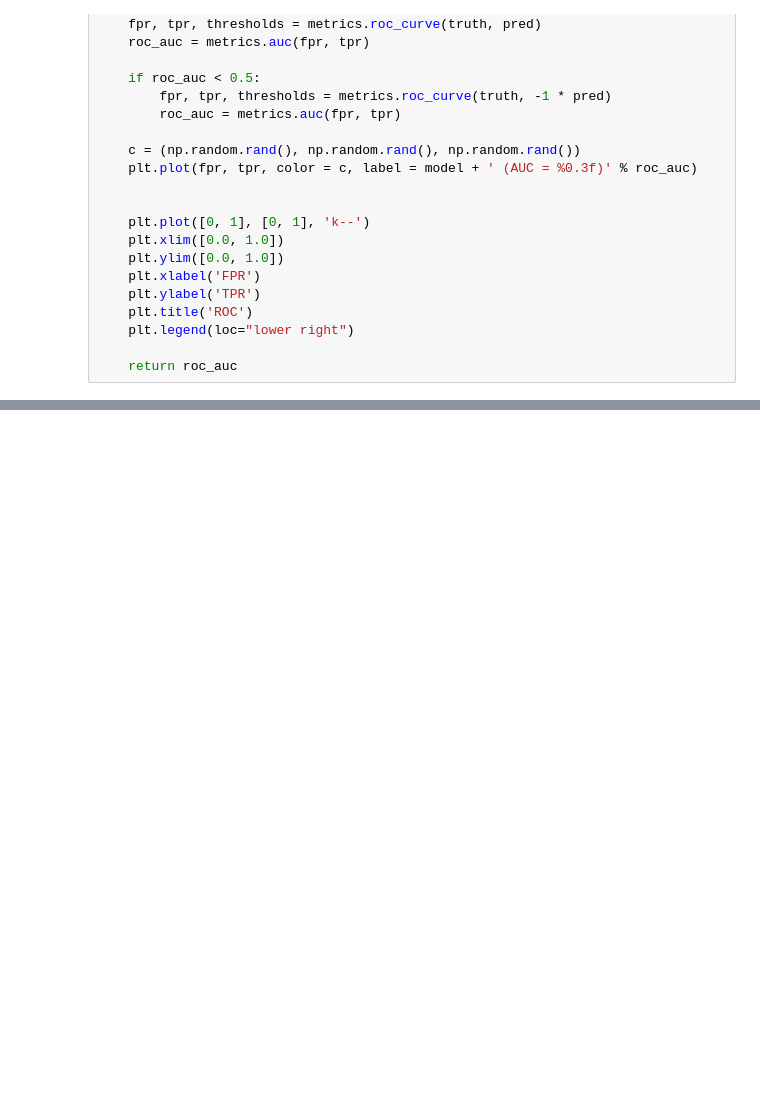
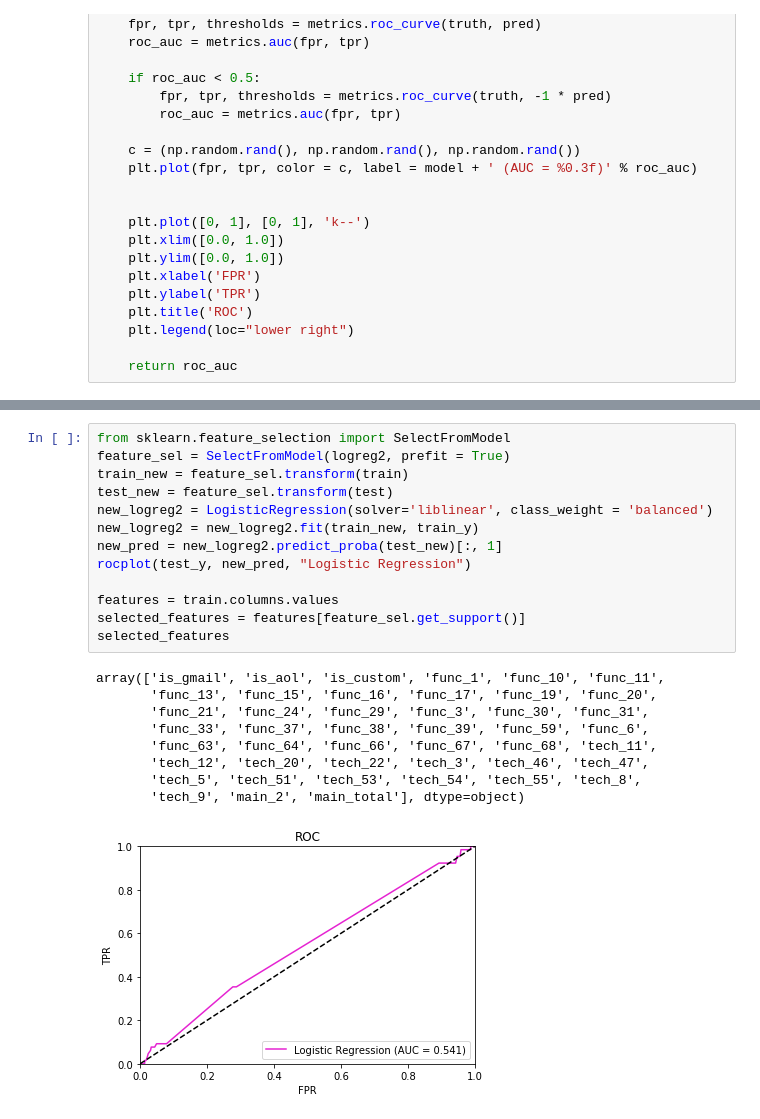
Before and after one commit to jls731/infrep17project, a Jupyter notebook: Feature Importance.ipynb, the cells around one changed output, grey strips where cells are left out. Cells and saved outputs as stored; diff of their text form; blank space fills up the shorter version.

```diff
--- a/Feature Importance.ipynb
+++ b/Feature Importance.ipynb
@@ -110,0 +129,23 @@ AUCs[-10:]
+# %%
+from sklearn.feature_selection import SelectFromModel
+feature_sel = SelectFromModel(logreg2, prefit = True)
+train_new = feature_sel.transform(train)
+test_new = feature_sel.transform(test)
+new_logreg2 = LogisticRegression(solver='liblinear', class_weight = 'balanced')
+new_logreg2 = new_logreg2.fit(train_new, train_y)
+new_pred = new_logreg2.predict_proba(test_new)[:, 1]
+rocplot(test_y, new_pred, "Logistic Regression")
+
+features = train.columns.values
+selected_features = features[feature_sel.get_support()]
+selected_features
+# %% [output]
+array(['is_gmail', 'is_aol', 'is_custom', 'func_1', 'func_10', 'func_11',
+       'func_13', 'func_15', 'func_16', 'func_17', 'func_19', 'func_20',
+       'func_21', 'func_24', 'func_29', 'func_3', 'func_30', 'func_31',
+       'func_33', 'func_37', 'func_38', 'func_39', 'func_59', 'func_6',
+       'func_63', 'func_64', 'func_66', 'func_67', 'func_68', 'tech_11',
+       'tech_12', 'tech_20', 'tech_22', 'tech_3', 'tech_46', 'tech_47',
+       'tech_5', 'tech_51', 'tech_53', 'tech_54', 'tech_55', 'tech_8',
+       'tech_9', 'main_2', 'main_total'], dtype=object)
+[figure, added]
```
Also changed, not shown: parts of 7 cells of this notebook, 2 other files.
